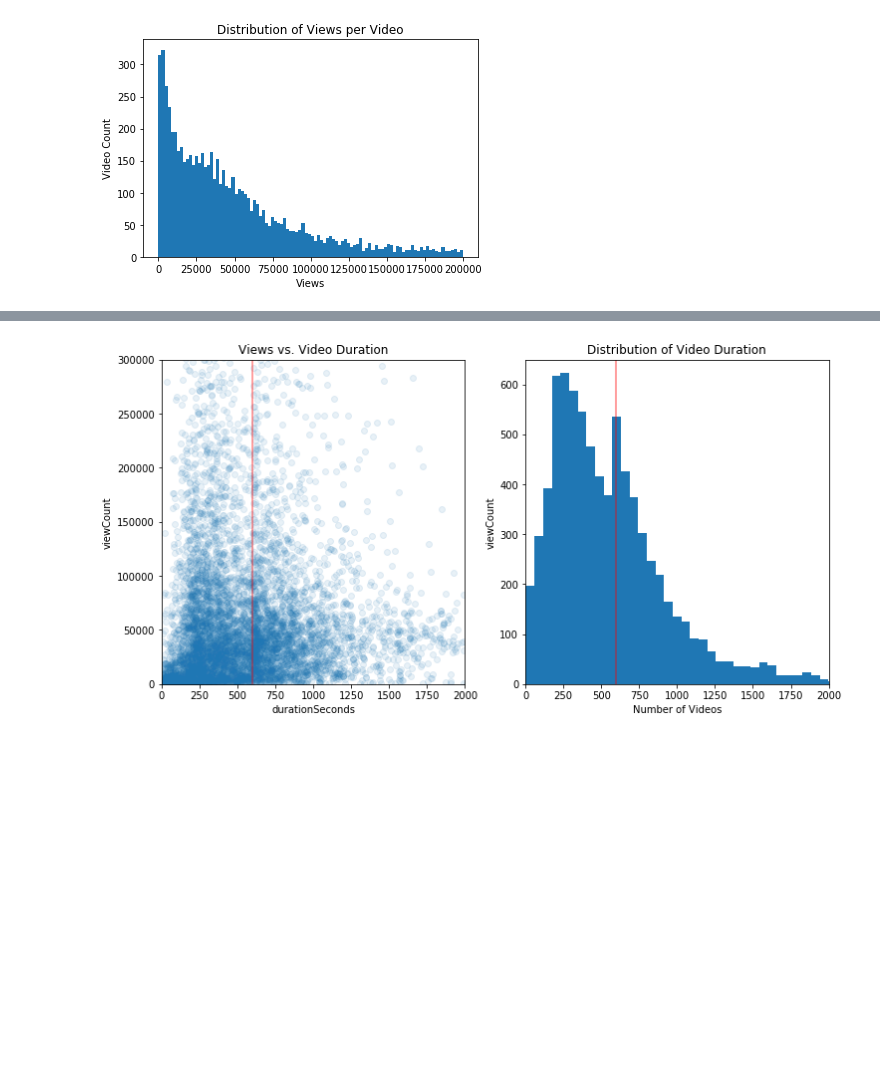
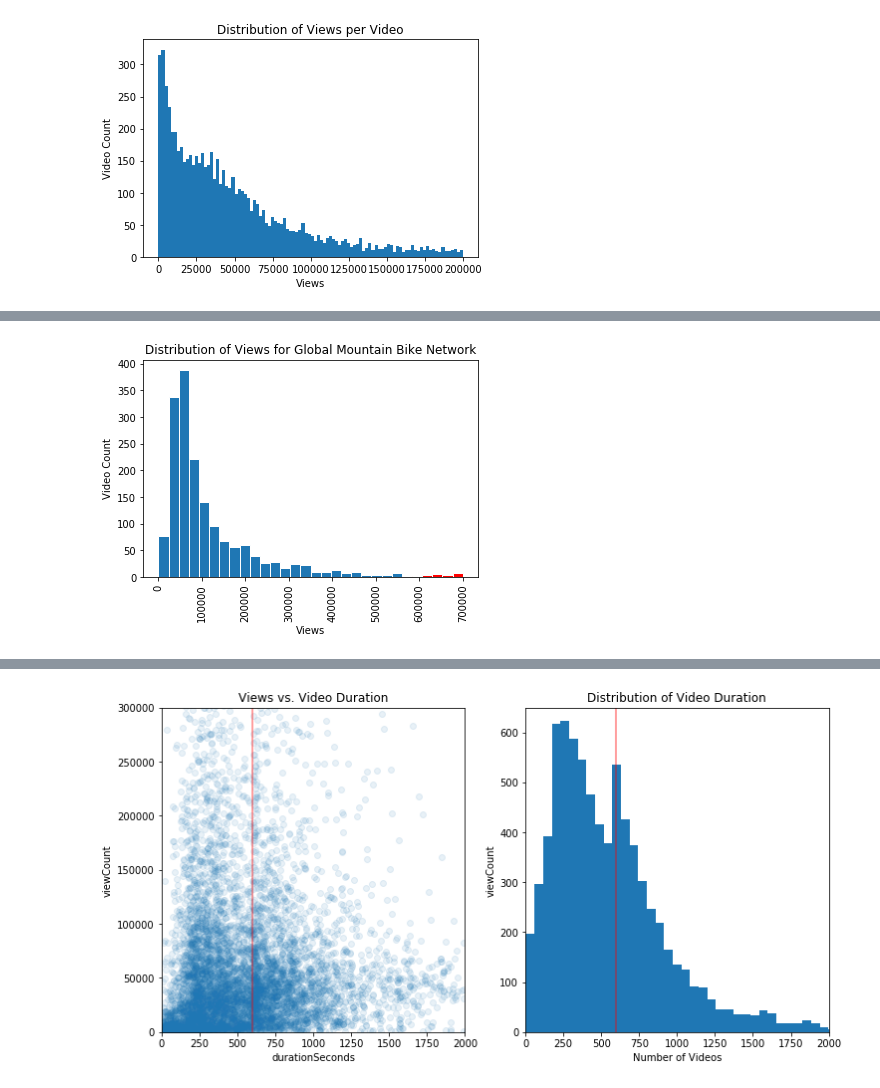
Before and after one commit to scottfeldmanpeabody/MTB-YouTube, a Jupyter notebook: notebooks/EDA.ipynb, the cells around one changed output, grey strips where cells are left out. Cells and saved outputs as stored; diff of their text form; code cells hidden in the pictures; blank space fills up the shorter version.

```diff
--- a/notebooks/EDA.ipynb
+++ b/notebooks/EDA.ipynb
@@ -202,0 +173,4 @@ plt.show();
+# %%
+channel_hist('Global Mountain Bike Network',700000,95)
+# %% [output]
+[figure, added]
```
Also changed, not shown: parts of 14 cells of this notebook, 5 other files.
